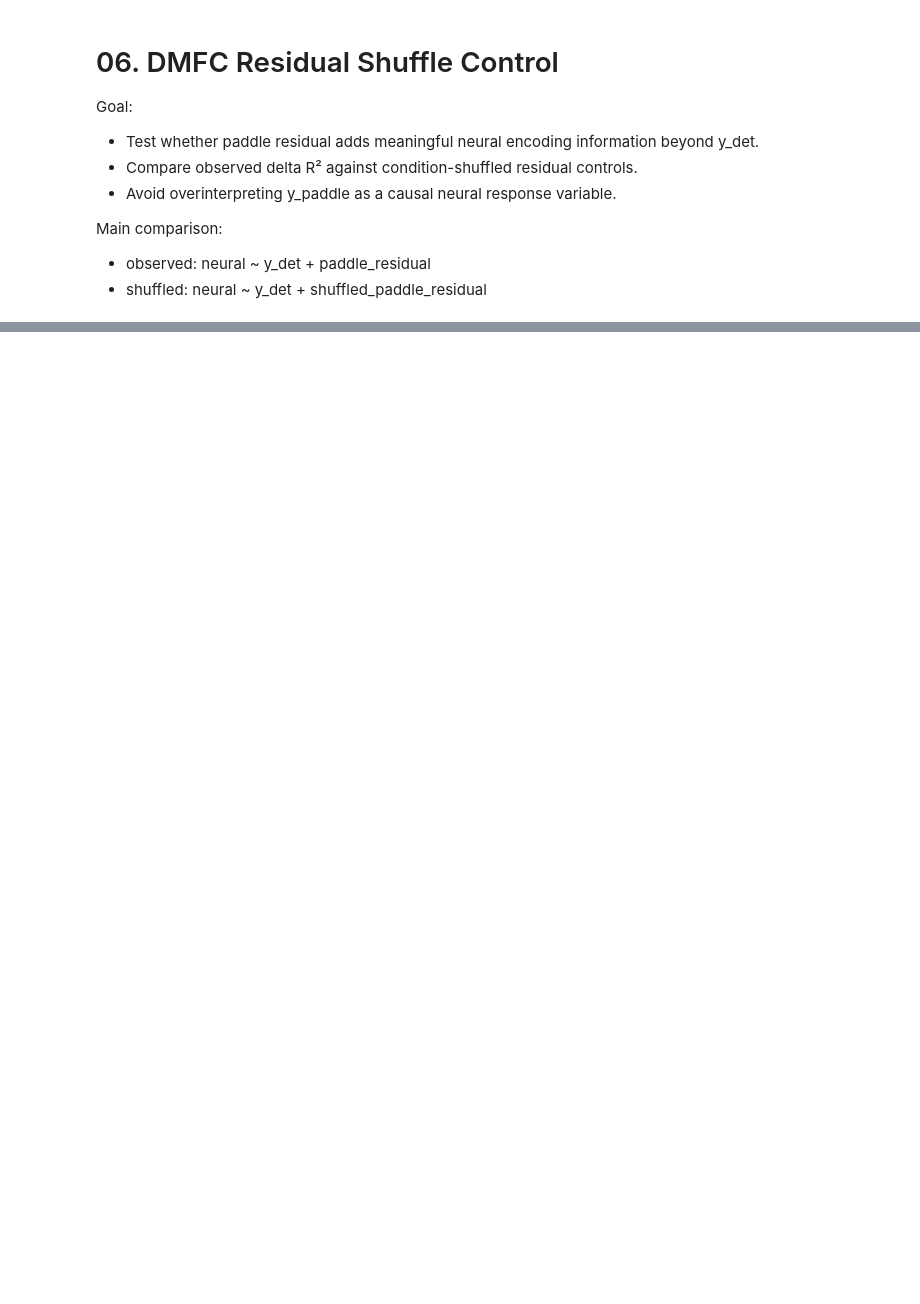
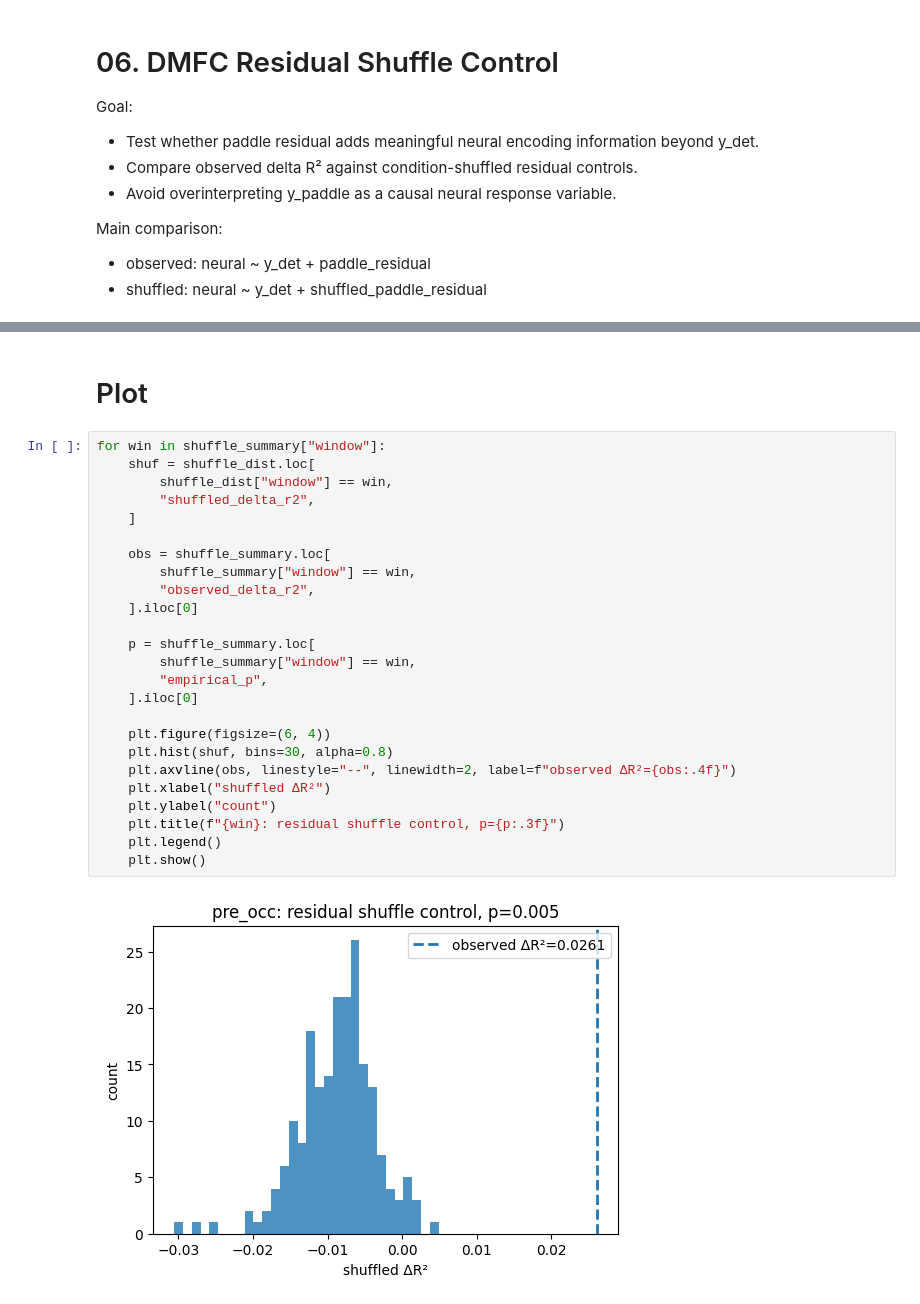
Before and after one commit to ksbong/ipe-pong-latents, a Jupyter notebook: notebooks/06_dmfc_residual_shuffle_control.ipynb, the cells around one changed output, grey strips where cells are left out. Drawn from its saved outputs; the diff is of its cells as text; blank space fills up the shorter version.

```diff
--- a/notebooks/06_dmfc_residual_shuffle_control.ipynb
+++ b/notebooks/06_dmfc_residual_shuffle_control.ipynb
@@ -42,0 +440,29 @@ display(analysis_df.head())
+# %% [markdown]
+# Plot
+# %%
+for win in shuffle_summary["window"]:
+    shuf = shuffle_dist.loc[
+        shuffle_dist["window"] == win,
+        "shuffled_delta_r2",
+    ]
+
+    obs = shuffle_summary.loc[
+        shuffle_summary["window"] == win,
+        "observed_delta_r2",
+    ].iloc[0]
+
+    p = shuffle_summary.loc[
+        shuffle_summary["window"] == win,
+        "empirical_p",
+    ].iloc[0]
+
+    plt.figure(figsize=(6, 4))
+    plt.hist(shuf, bins=30, alpha=0.8)
+    plt.axvline(obs, linestyle="--", linewidth=2, label=f"observed ΔR²={obs:.4f}")
+    plt.xlabel("shuffled ΔR²")
+    plt.ylabel("count")
+    plt.title(f"{win}: residual shuffle control, p={p:.3f}")
+    plt.legend()
+    plt.show()
+# %% [output]
+[figure, added]
```
Also changed, not shown: parts of 8 cells of this notebook, 1 other file.
